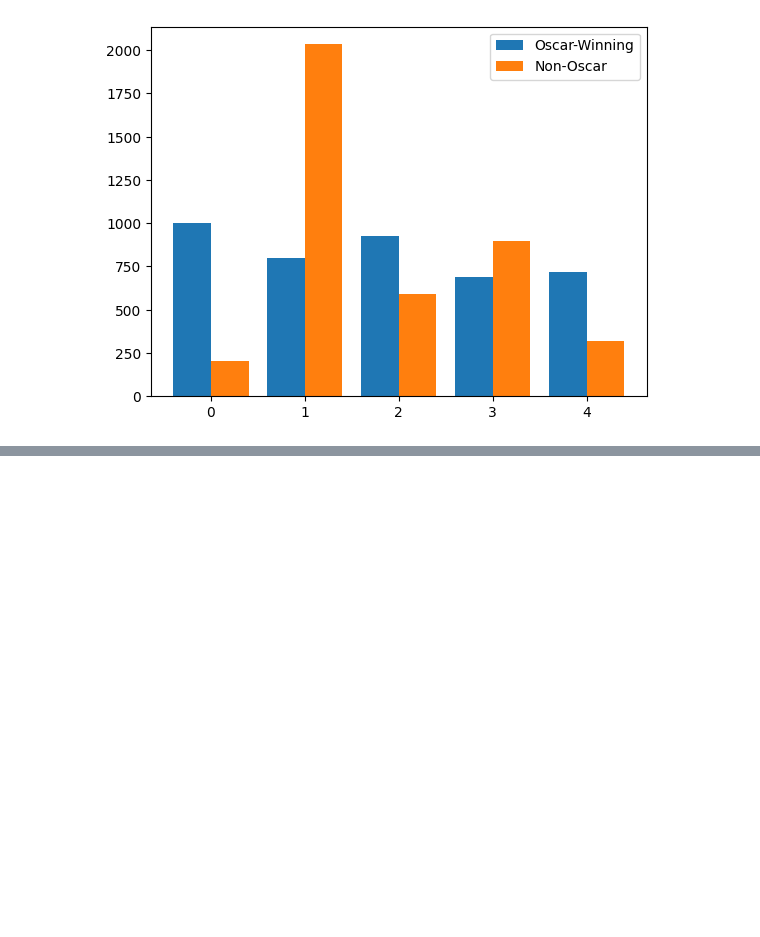
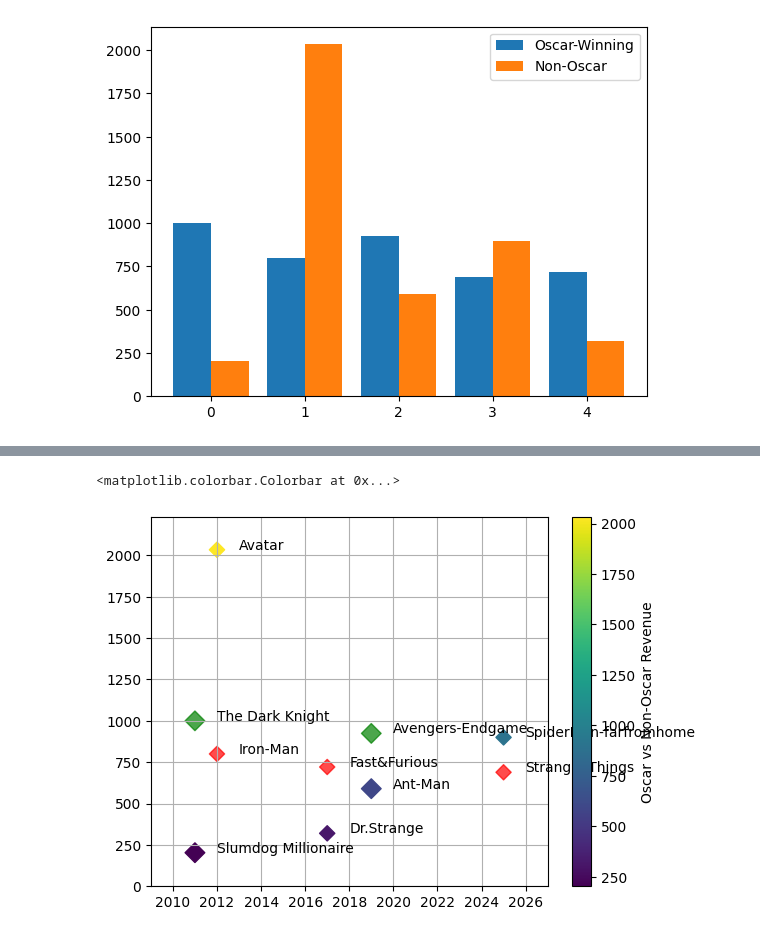
Before and after one commit to harshit099-c/data-analytics, a Jupyter notebook: data_visualisation/matplot.ipynb, the cells around one changed output, grey strips where cells are left out. Saved outputs shown, nothing was run; the diff lists cells and outputs as text; code cells hidden in the pictures; blank space fills up the shorter version.

```diff
--- a/data_visualisation/matplot.ipynb
+++ b/data_visualisation/matplot.ipynb
@@ -181,0 +226,24 @@ Name: Quarter, dtype: str
+# %%
+#scatter plot
+colors = ["green" if i > 850 else "red" for i in revenue]
+sizes=[100 if i>850 else 60 for i in revenue]
+plt.scatter(year,revenue,color=colors,s=sizes,marker="D",alpha=0.7) #alpha=transparency(0 to 1)
+plt.scatter(year,revenue_nonoscar,cmap="viridis",c=revenue_nonoscar,s=sizes,marker="D") #cmap and c for colormap
+
+plt.xlim(min(year)-2,max(year)+2)
+
+for i in range(len(year)):
+#  plt.text(year[i],revenue[i],oscar_win[i],ha="center",va="bottom")
+#  plt.text(year[i],revenue_nonoscar[i],non_oscar[i],ha="center",va="bottom")
+
+#annotate method
+ plt.annotate(oscar_win[i],xy=(year[i],revenue[i]),xytext=(year[i]+1,revenue[i]+2))
+ plt.annotate(non_oscar[i],xy=(year[i],revenue_nonoscar[i]),xytext=(year[i]+1,revenue_nonoscar[i]+2))
+
+plt.ylim(0,max(revenue_nonoscar)+200)
+
+plt.grid()
+plt.colorbar(label="Oscar vs Non-Oscar Revenue")
+# %% [output]
+<matplotlib.colorbar.Colorbar at 0x...>
+[figure, added]
```
Also changed, not shown: parts of 14 cells of this notebook, 19 other files.
